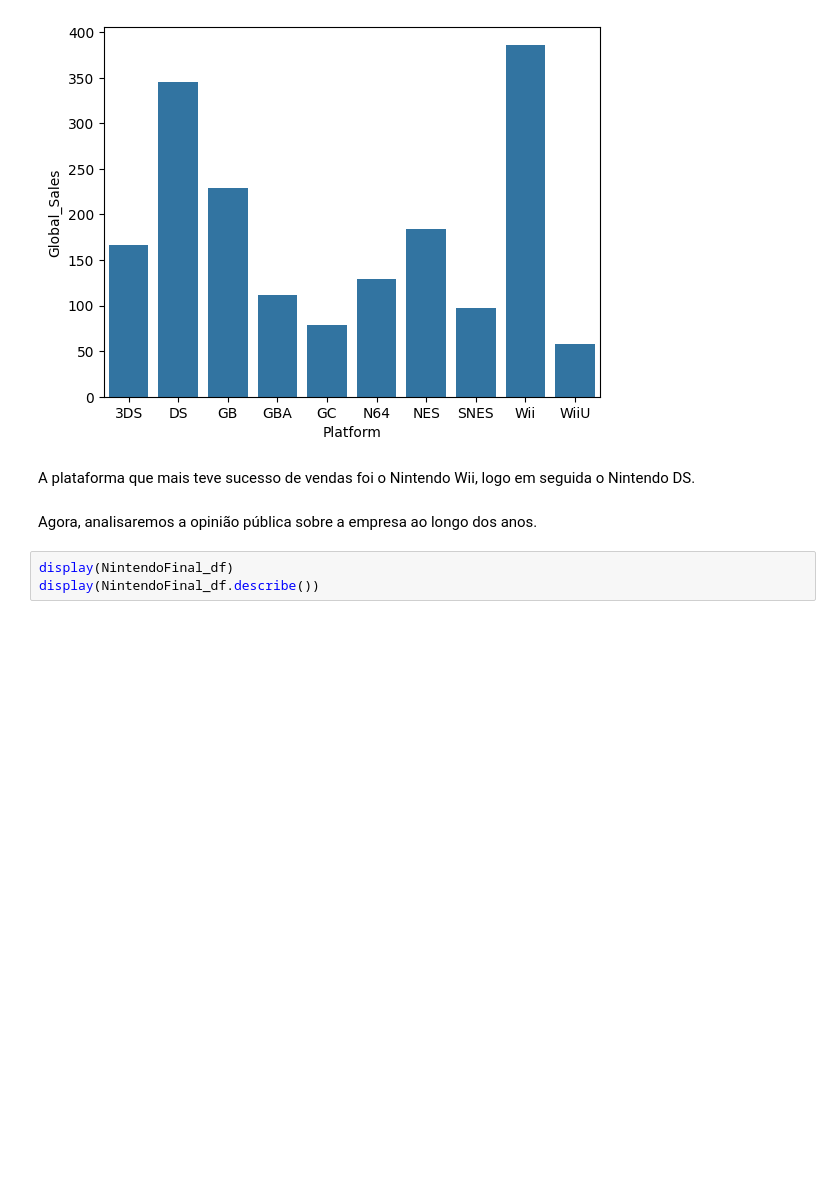
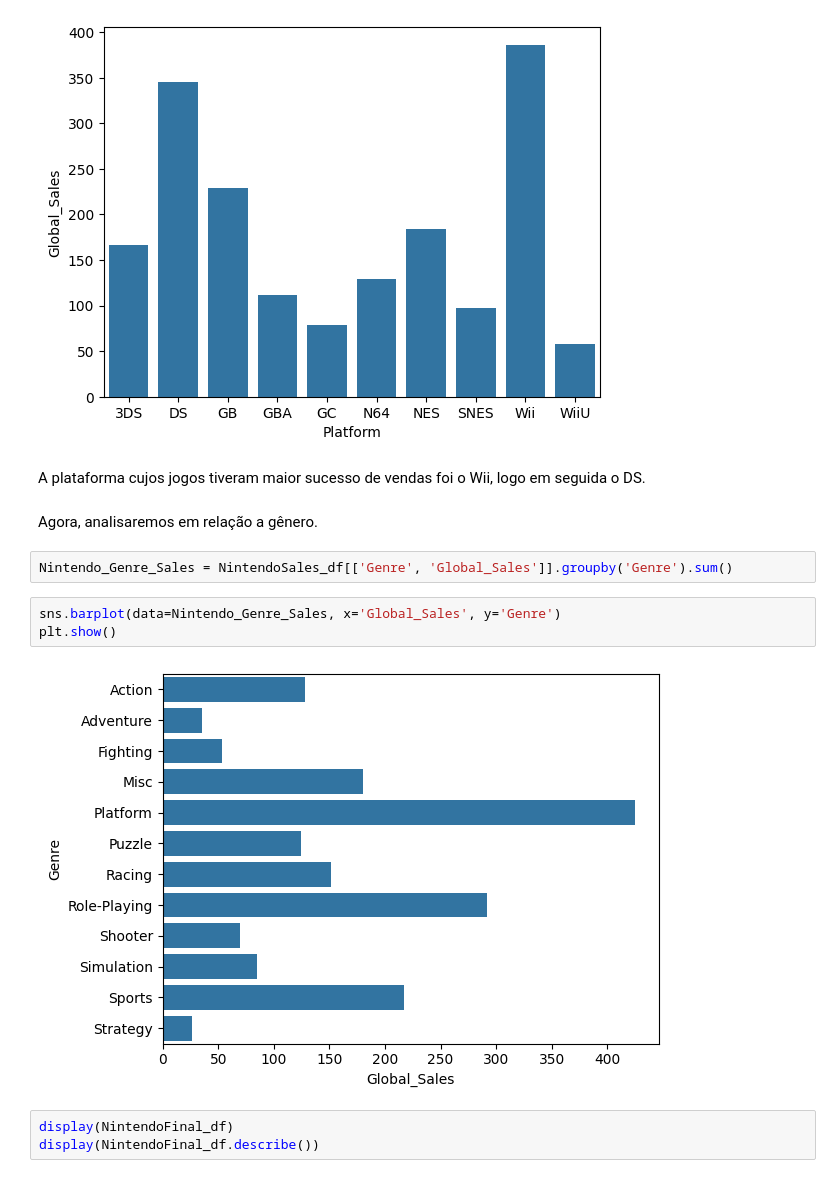
Before and after one commit to PedroMiguelCecato/ICD_Project, a Jupyter notebook: Presentatio.ipynb, the cells around one changed output. Drawn from its saved outputs; the diff is of its cells as text; blank space fills up the shorter version.

```diff
--- a/Presentatio.ipynb
+++ b/Presentatio.ipynb
@@ -505,9 +523,16 @@ plt.show()
 # %% [output]
 [figure]
 # %% [markdown]
-A plataforma que mais teve sucesso de vendas foi o Nintendo Wii, logo em seguida o Nintendo DS.
+A plataforma cujos jogos tiveram maior sucesso de vendas foi o Wii, logo em seguida o DS.
 <br><br>
-Agora, analisaremos a opinião pública sobre a empresa ao longo dos anos.
+Agora, analisaremos em relação a gênero.
+# %%
+Nintendo_Genre_Sales = NintendoSales_df[['Genre', 'Global_Sales']].groupby('Genre').sum()
+# %%
+sns.barplot(data=Nintendo_Genre_Sales, x='Global_Sales', y='Genre')
+plt.show()
+# %% [output]
+[figure, added]
 # %%
 display(NintendoFinal_df)
 display(NintendoFinal_df.describe())
```
Also changed, not shown: parts of 2 cells of this notebook.
